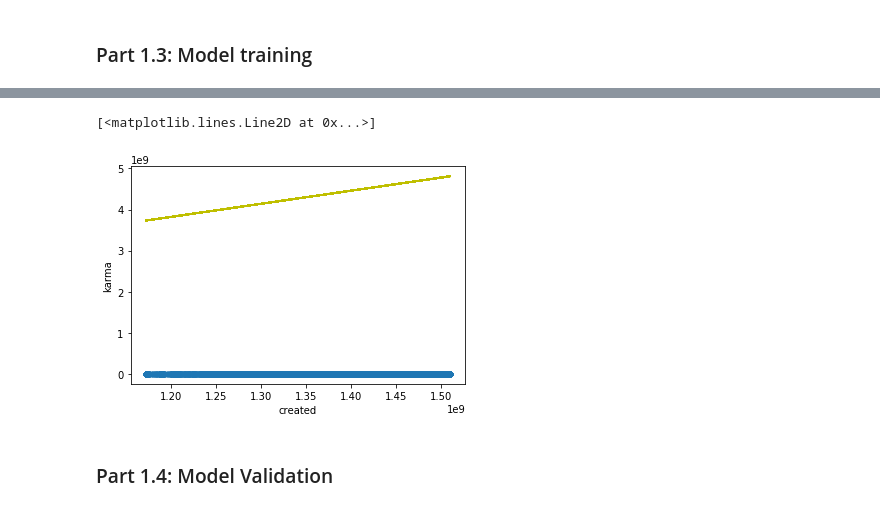
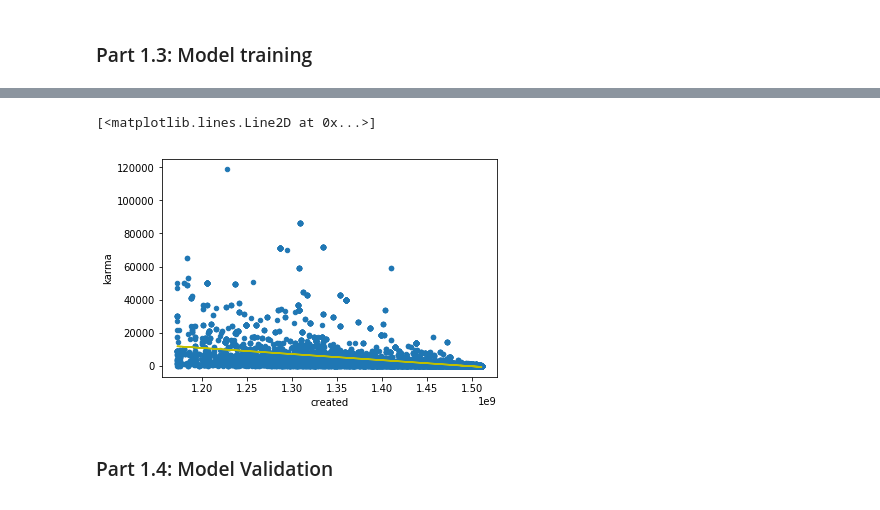
Before and after one commit to lakridserne/PowerSmiling, a Jupyter notebook: assignment_6/Assignment 6.ipynb, the cells around one changed output, grey strips where cells are left out. Cells and saved outputs as stored; diff of their text form; code cells hidden in the pictures.

```diff
--- a/assignment_6/Assignment 6.ipynb
+++ b/assignment_6/Assignment 6.ipynb
@@ -61,8 +71,0 @@ x = dataframe['days since created']
-# %%
-# the following will not work!
-#linear_model.fit(dataframe['created'], dataframe['karma'])
-
-#this works
-#linear_model.fit(numpy.array(x).reshape(-1,1), dataframe['karma'])
-# this will also works
-linear_model.fit(X, Y)
@@ -70,0 +72,8 @@ LinearRegression(copy_X=True, fit_intercept=True, n_jobs=1, normalize=False)
+# %%
+x = dataframe.created.values
+y = dataframe.karma.values
+# %%
+x=x.reshape(-1,1)
+y=y.reshape(-1,1)
+# %%
+linear_model.fit(x, y)
@@ -79,14 +90,10 @@ linear_model.intercept_
 # %%
-import matplotlib.pyplot as plt
-import numpy as np
-
-x = dataframe["created"]
-predicted = linear_model.predict(np.array(x).reshape(-1, 1))
+predicted = linear_model.predict(x)
 dataframe.plot.scatter(x="created", y="karma")
 plt.plot(x, predicted, "y")
 # %% [output]
 [<matplotlib.lines.Line2D at 0x...>]
-[figure, old version]
+[figure, new version]
 # %% [markdown]
 ### Part 1.4: Model Validation
 # %% [markdown]
```
Also changed, not shown: parts of 37 cells of this notebook.
